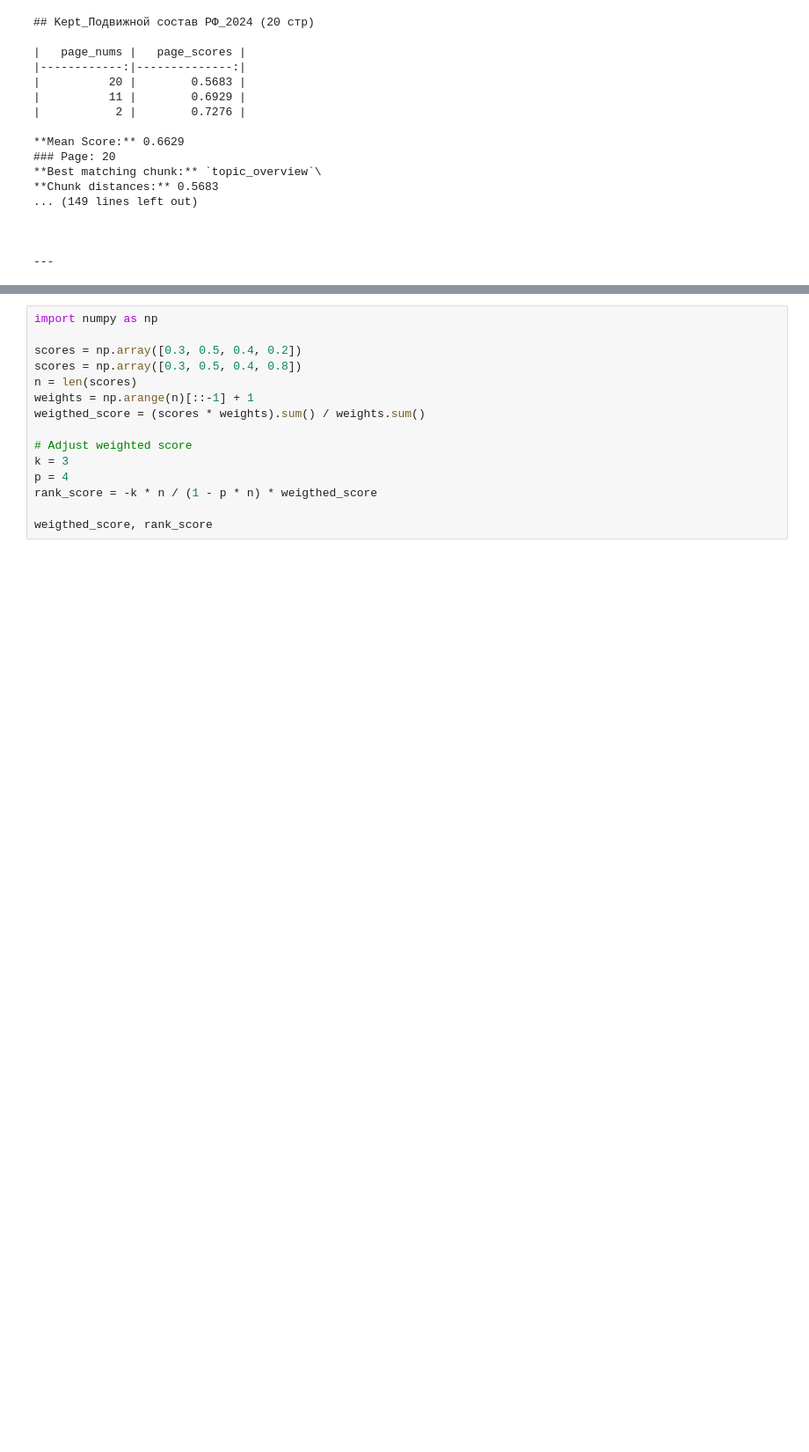
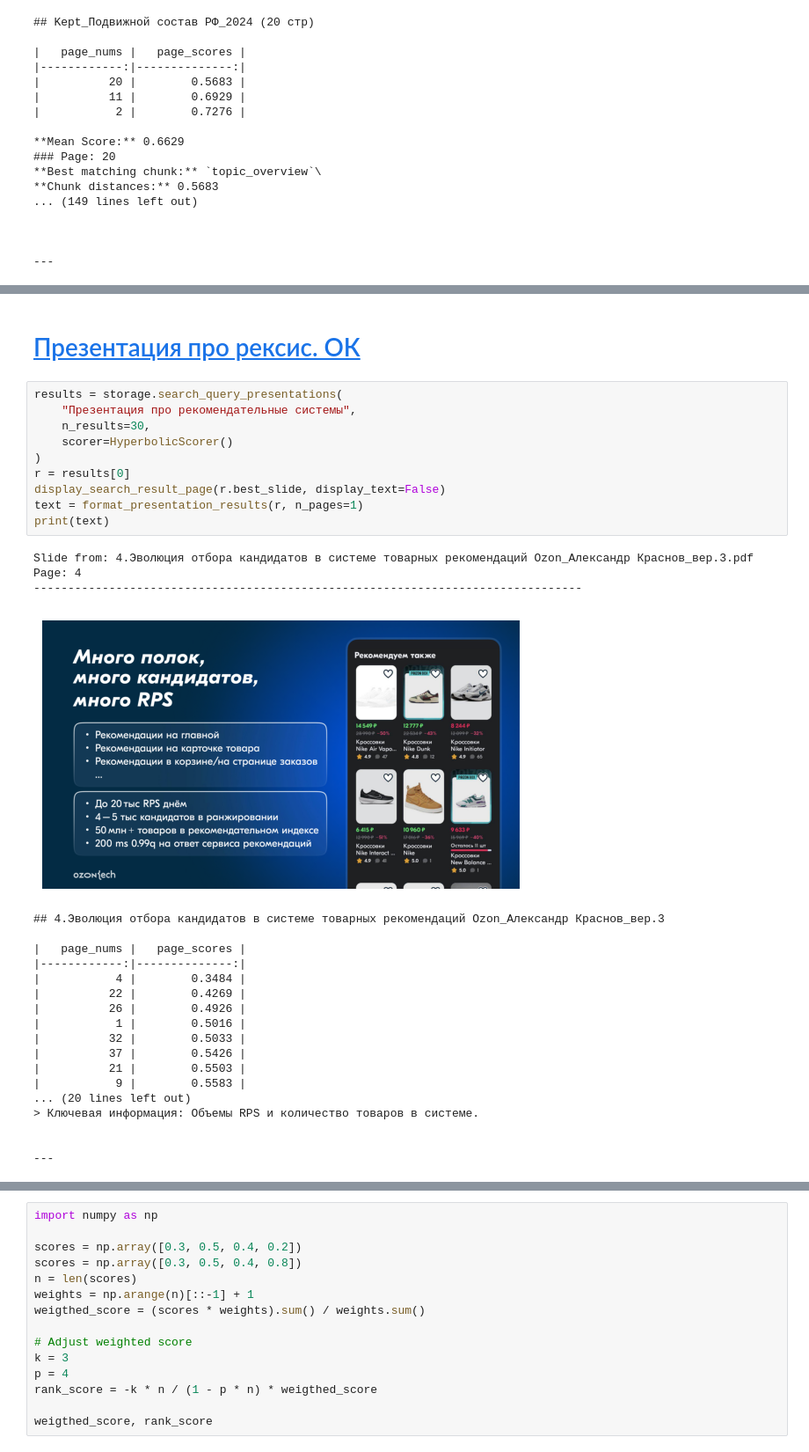
Before and after one commit to tambovtsev-io/presentation-search, a Jupyter notebook: notebooks/rag/chroma_metric_research.ipynb, the cells around one changed output, grey strips where cells are left out. Shown at 88% size. Cells and saved outputs as stored; diff of their text form; blank space fills up the shorter version.

```diff
--- a/notebooks/rag/chroma_metric_research.ipynb
+++ b/notebooks/rag/chroma_metric_research.ipynb
@@ -188,0 +404,34 @@ Page: 1
+# %% [markdown]
+# <a id='toc5_'></a>[Презентация про рексис. ОК](#toc0_)
+# %%
+results = storage.search_query_presentations(
+    "Презентация про рекомендательные системы",
+    n_results=30,
+    scorer=HyperbolicScorer()
+)
+r = results[0]
+display_search_result_page(r.best_slide, display_text=False)
+text = format_presentation_results(r, n_pages=1)
+print(text)
+# %% [output]
+Slide from: 4.Эволюция отбора кандидатов в системе товарных рекомендаций Ozon_Александр Краснов_вер.3.pdf
+Page: 4
+--------------------------------------------------------------------------------
+[figure, added]
+## 4.Эволюция отбора кандидатов в системе товарных рекомендаций Ozon_Александр Краснов_вер.3
+
+|   page_nums |   page_scores |
+|------------:|--------------:|
+|           4 |        0.3484 |
+|          22 |        0.4269 |
+|          26 |        0.4926 |
+|           1 |        0.5016 |
+|          32 |        0.5033 |
+|          37 |        0.5426 |
+|          21 |        0.5503 |
+|           9 |        0.5583 |
+... (20 lines left out)
+> Ключевая информация: Объемы RPS и количество товаров в системе.
+
+
+---
```
Also changed, not shown: parts of 31 cells of this notebook, 3 other files.
